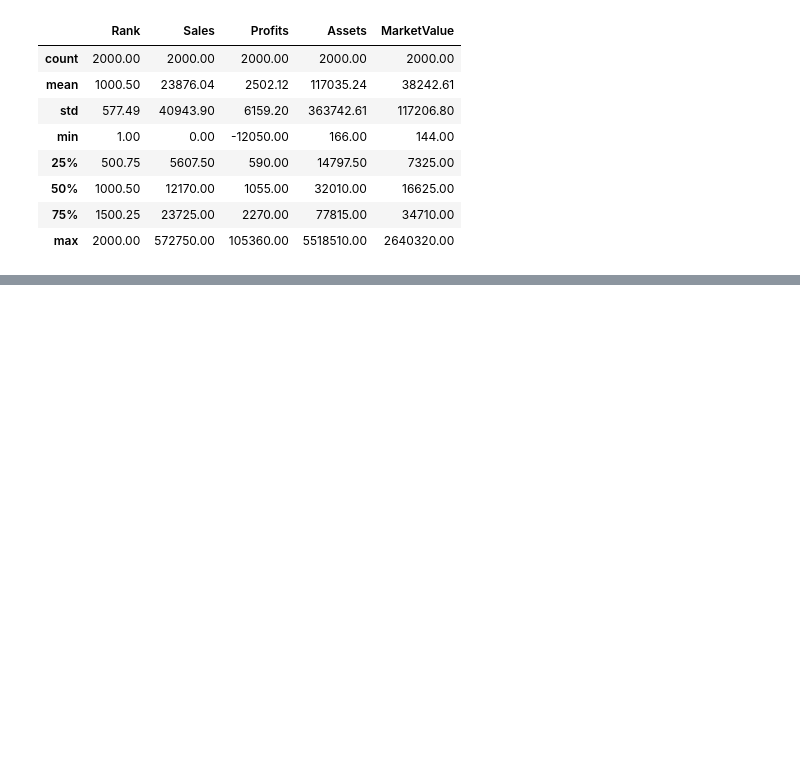
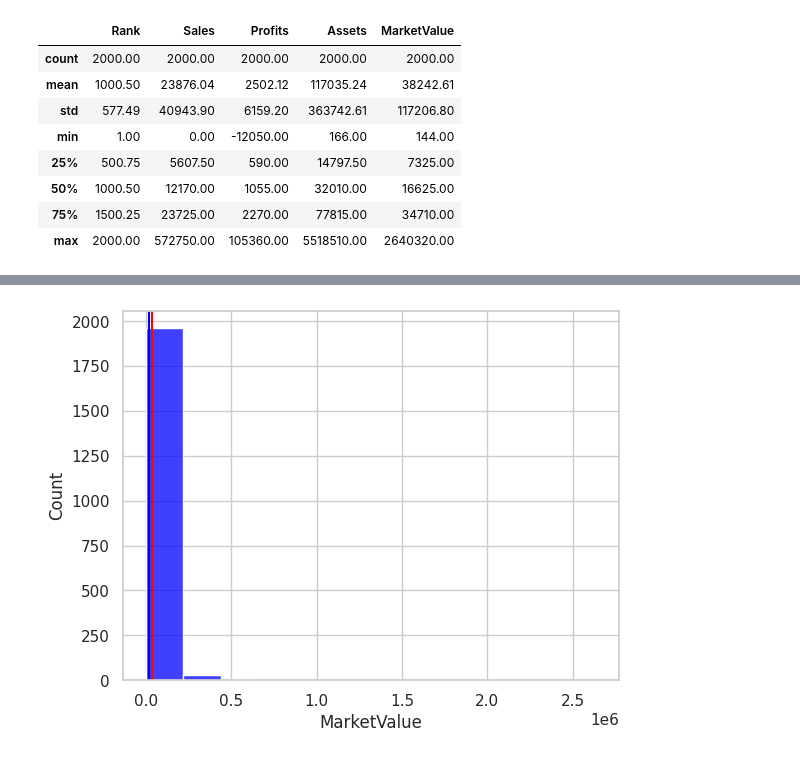
Before and after one commit to JohnCubides/ArtificialIntelligence, a Jupyter notebook: Actividad_2_BusquedaSistemasBasadosReglas.ipynb, the cells around one changed output, grey strips where cells are left out. Cells and saved outputs as stored; diff of their text form; code cells hidden in the pictures; blank space fills up the shorter version.

```diff
--- a/Actividad_2_BusquedaSistemasBasadosReglas.ipynb
+++ b/Actividad_2_BusquedaSistemasBasadosReglas.ipynb
@@ -230,0 +301,7 @@ df.describe().round(2)
+# %%
+sns.histplot(df.MarketValue, color='blue',bins='sturges')
+plt.axvline(df.MarketValue.mean(), color = 'red')
+plt.axvline(df.MarketValue.median(), color = 'blue')
+plt.show()
+# %% [output]
+[figure, added]
```
Also changed, not shown: parts of 34 cells of this notebook.
